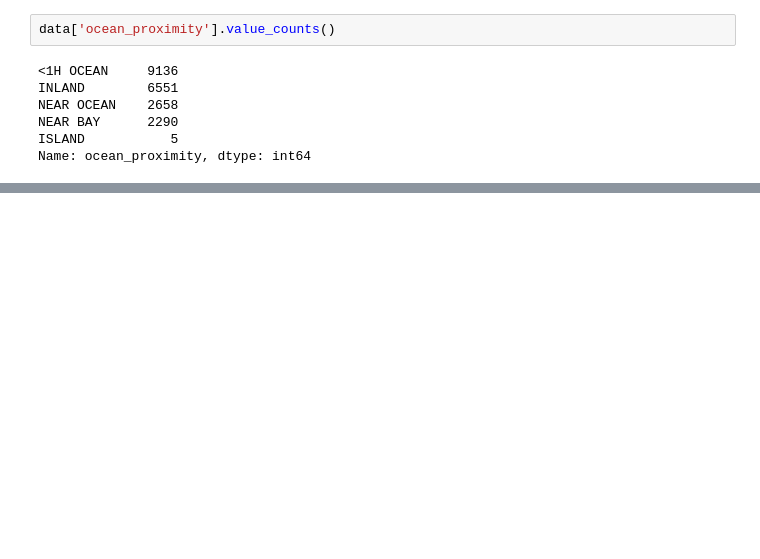
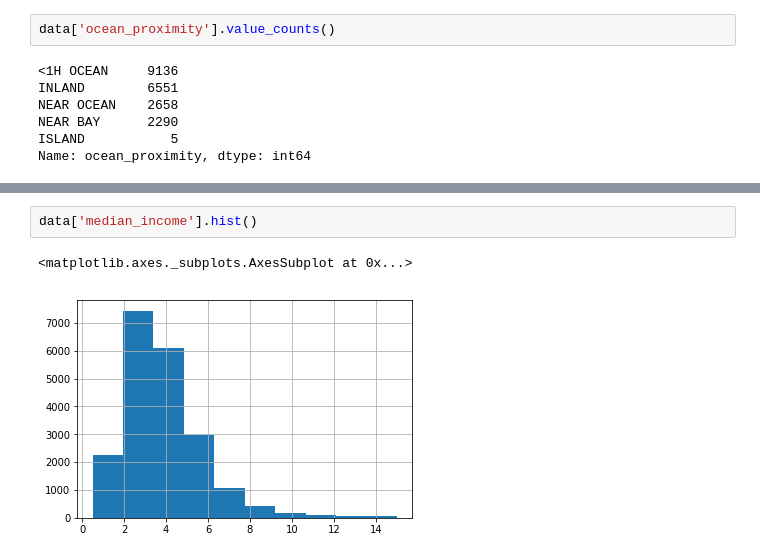
Before and after one commit to adrianpintilie96/California-housing-prices, a Jupyter notebook: California Housing Prices.ipynb, the cells around one changed output, grey strips where cells are left out. Drawn from its saved outputs; the diff is of its cells as text; blank space fills up the shorter version.

```diff
--- a/California Housing Prices.ipynb
+++ b/California Housing Prices.ipynb
@@ -135,0 +150,5 @@ plt.show()
+# %%
+data['median_income'].hist()
+# %% [output]
+<matplotlib.axes._subplots.AxesSubplot at 0x...>
+[figure, added]
```
Also changed, not shown: parts of 11 cells of this notebook.
